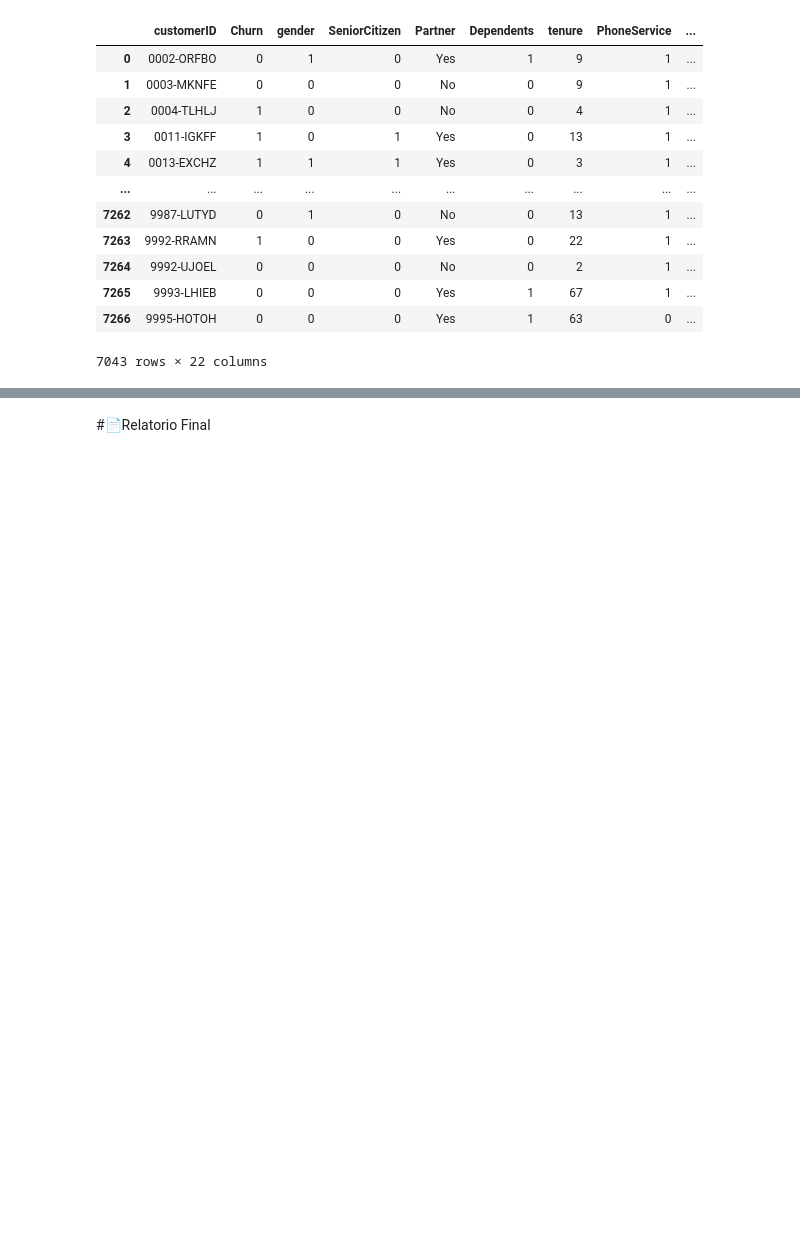
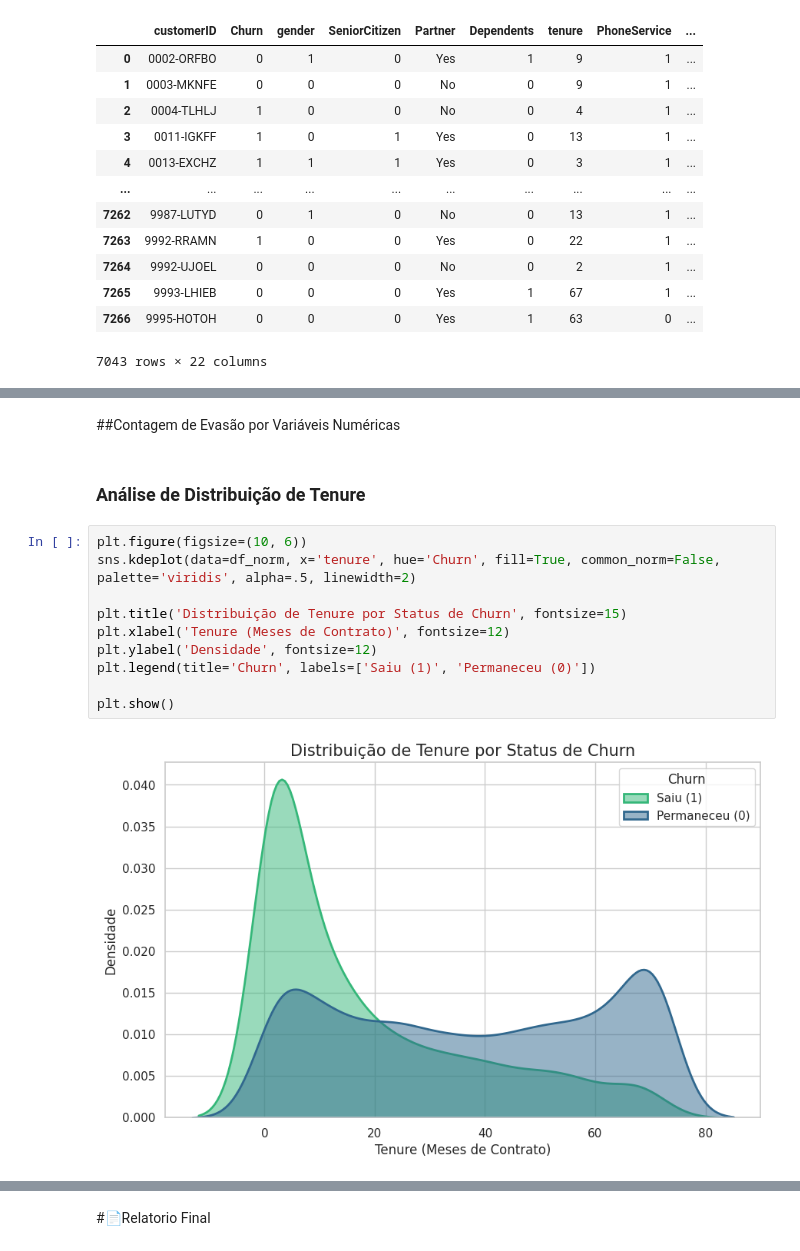
Before and after one commit to givasSI/Telecom_X, a Jupyter notebook: TelecomX_BR.ipynb, the cells around one changed output, grey strips where cells are left out. Drawn from its saved outputs; the diff is of its cells as text; blank space fills up the shorter version.

```diff
--- a/TelecomX_BR.ipynb
+++ b/TelecomX_BR.ipynb
@@ -343,0 +513,16 @@ df_norm
+# %% [markdown]
+##Contagem de Evasão por Variáveis Numéricas
+# %% [markdown]
+### Análise de Distribuição de Tenure
+# %%
+plt.figure(figsize=(10, 6))
+sns.kdeplot(data=df_norm, x='tenure', hue='Churn', fill=True, common_norm=False, palette='viridis', alpha=.5, linewidth=2)
+
+plt.title('Distribuição de Tenure por Status de Churn', fontsize=15)
+plt.xlabel('Tenure (Meses de Contrato)', fontsize=12)
+plt.ylabel('Densidade', fontsize=12)
+plt.legend(title='Churn', labels=['Saiu (1)', 'Permaneceu (0)'])
+
+plt.show()
+# %% [output]
+[figure, added]
```
Also changed, not shown: parts of 30 cells of this notebook.
